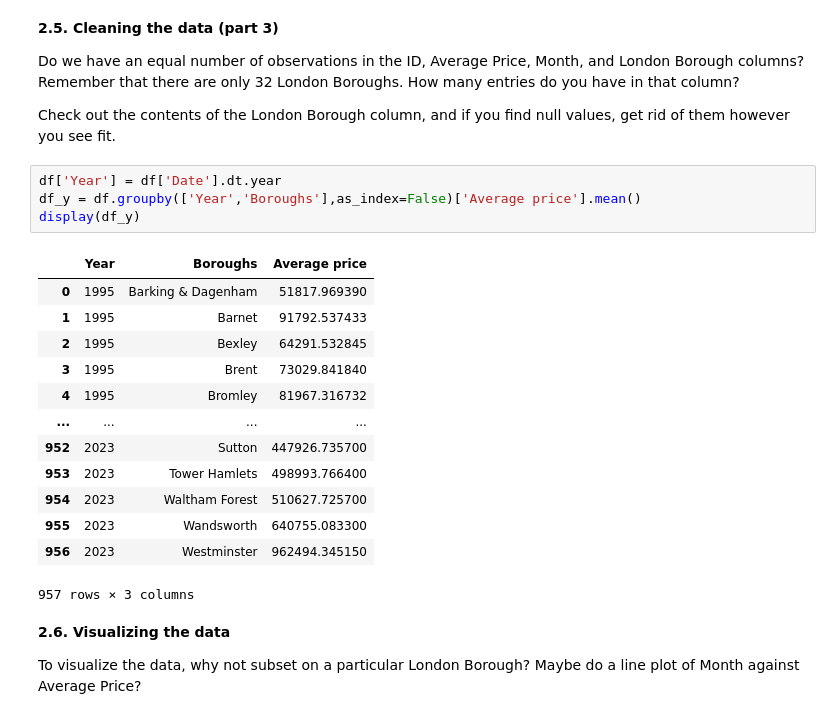
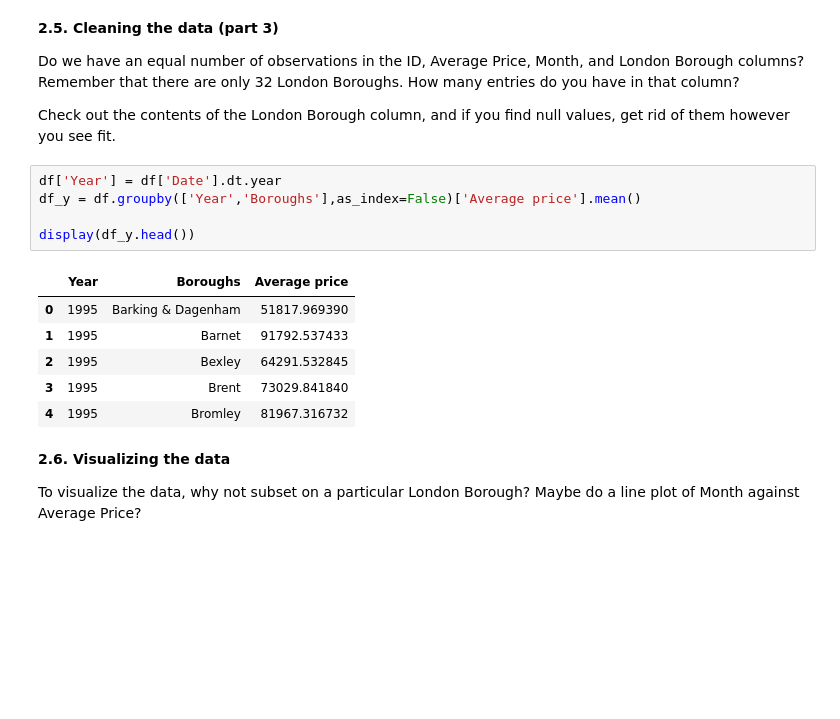
Before and after one commit to gritsenkosasha/springboard, a Jupyter notebook: Unit 4/Unit 4 Challenge - Tier 3_Ahrytsenka.ipynb, the cells around one changed output. Drawn from its saved outputs; the diff is of its cells as text; blank space fills up the shorter version.

```diff
--- a/Unit 4/Unit 4 Challenge - Tier 3_Ahrytsenka.ipynb
+++ b/Unit 4/Unit 4 Challenge - Tier 3_Ahrytsenka.ipynb
@@ -198,21 +198,15 @@ Check out the contents of the London Borough column, and if you find null values
 # %%
 df['Year'] = df['Date'].dt.year
 df_y = df.groupby(['Year','Boroughs'],as_index=False)['Average price'].mean()
-display(df_y)
+
+display(df_y.head())
 # %% [output]
 |  | Year | Boroughs | Average price |
 | 0 | 1995 | Barking & Dagenham | 51817.969390 |
 | 1 | 1995 | Barnet | 91792.537433 |
 | 2 | 1995 | Bexley | 64291.532845 |
 | 3 | 1995 | Brent | 73029.841840 |
 | 4 | 1995 | Bromley | 81967.316732 |
-| ... | ... | ... | ... |
-| 952 | 2023 | Sutton | 447926.735700 |
-| 953 | 2023 | Tower Hamlets | 498993.766400 |
-| 954 | 2023 | Waltham Forest | 510627.725700 |
-| 955 | 2023 | Wandsworth | 640755.083300 |
-| 956 | 2023 | Westminster | 962494.345150 |
-957 rows × 3 columns
 # %% [markdown]
 **2.6. Visualizing the data**
 
```
Also changed, not shown: parts of 9 cells of this notebook.
